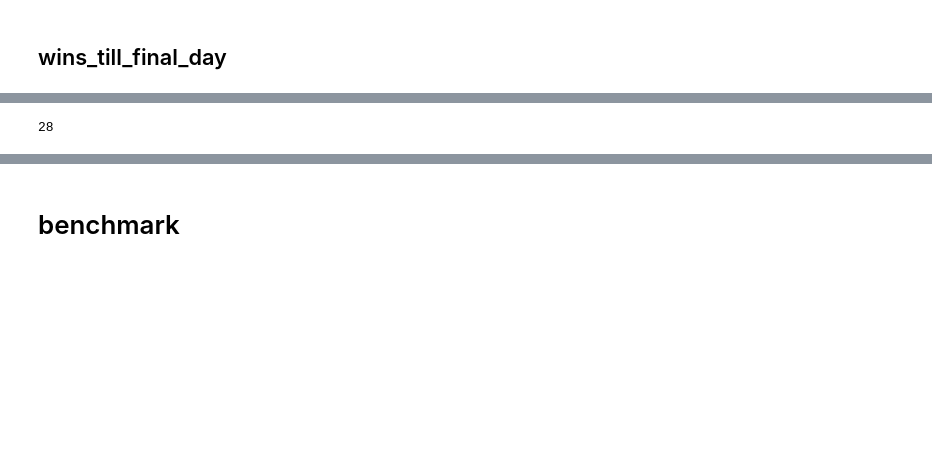
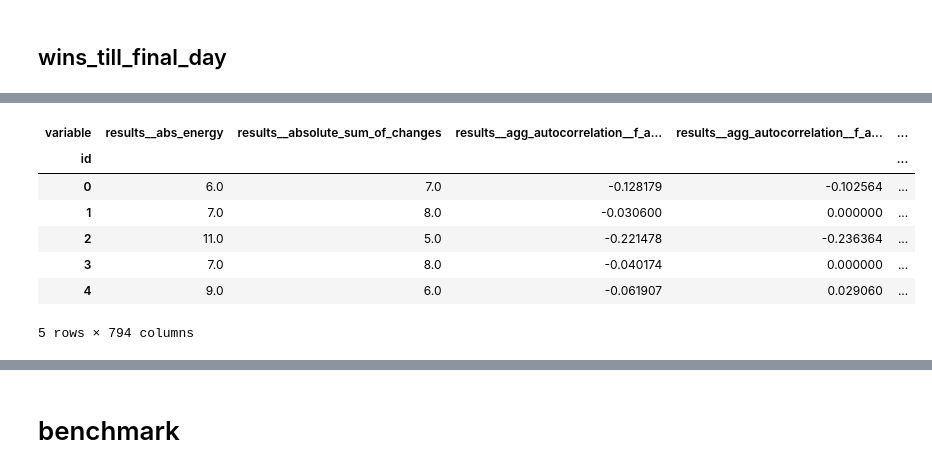
Before and after one commit to upura/sumo-predictor, a Jupyter notebook: notebooks/lgbm.ipynb, the cells around one changed output, grey strips where cells are left out. Cells and saved outputs as stored; diff of their text form; code cells hidden in the pictures; blank space fills up the shorter version.

```diff
--- a/notebooks/lgbm.ipynb
+++ b/notebooks/lgbm.ipynb
@@ -78,3 +78,14 @@ def calc_loses_till_final_day(row):
 
 df['wins_till_final_day'] = df.apply(calc_wins_till_final_day, axis=1)
 df['loses_till_final_day'] = df.apply(calc_loses_till_final_day, axis=1)
+# %%
+df_list = []
+for index, row in df.iterrows():
+    _df = pd.DataFrame(row.iloc[1:15].T)
+    _df.columns = ['results']
+    _df['id'] = index
+    df_list.append(_df)
+
+df_tsf = pd.concat(df_list).reset_index(drop=True)
+df_tsf['results'] = df_tsf['results'].astype(float)
+df_tsf.head()
@@ -80,0 +102,11 @@ df['loses_till_final_day'] = df.apply(calc_loses_till_final_day, axis=1)
+# %%
+extracted_features.head()
+# %% [output]
+| variable | results__abs_energy | results__absolute_sum_of_changes | results__agg_autocorrelation__f_a... | results__agg_autocorrelation__f_a... | ... |
+| id |  |  |  |  | ... |
+| 0 | 6.0 | 7.0 | -0.128179 | -0.102564 | ... |
+| 1 | 7.0 | 8.0 | -0.030600 | 0.000000 | ... |
+| 2 | 11.0 | 5.0 | -0.221478 | -0.236364 | ... |
+| 3 | 7.0 | 8.0 | -0.040174 | 0.000000 | ... |
+| 4 | 9.0 | 6.0 | -0.061907 | 0.029060 | ... |
+5 rows × 794 columns
@@ -82,7 +116,3 @@ df['loses_till_final_day'] = df.apply(calc_loses_till_final_day, axis=1)
 split_datetime = 201501
 train = df[df['datetime']<split_datetime]
 test = df[~(df['datetime']<split_datetime)]
-# %%
-len(test['datetime'].unique())
-# %% [output]
-28
```
Also changed, not shown: parts of 15 cells of this notebook, 1 other file.
